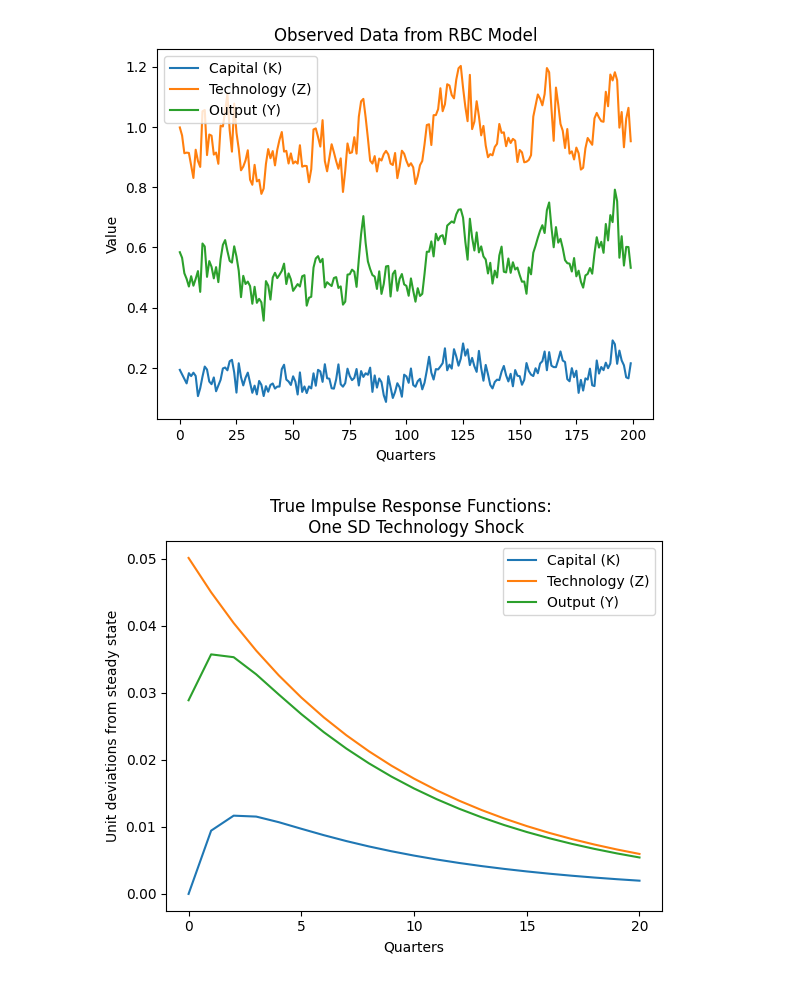
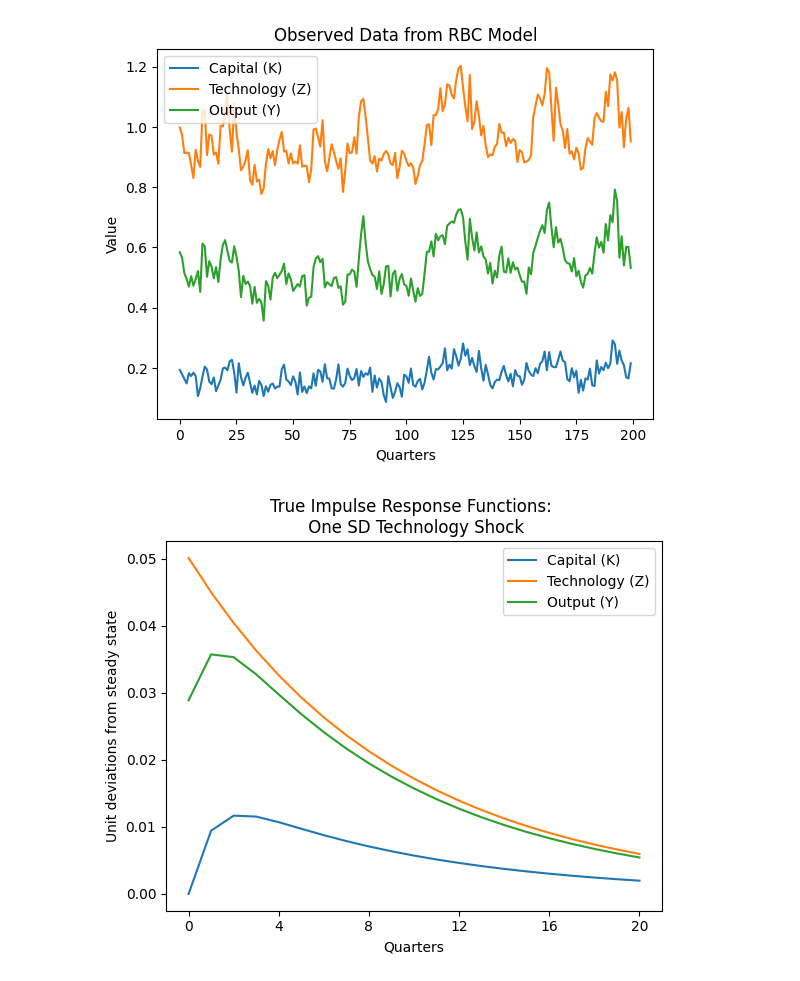
Before and after one commit to matt-dot-k/econ-622-project, a Jupyter notebook: simple_RBC.ipynb, the cells around one changed output. Saved outputs shown, nothing was run; the diff lists cells and outputs as text; code cells hidden in the pictures.

```diff
--- a/simple_RBC.ipynb
+++ b/simple_RBC.ipynb
@@ -66,35 +66,35 @@ def gen_irf(beta, alpha, rho, sigma, q):
 
     K = np.zeros(q+1)
     C = K.copy()
     z = K.copy()
     Y = K.copy()
 
     z[0] = np.log(np.sqrt((np.exp(sigma**2)-1)*np.exp(sigma**2))+1) # one SD shock to observed Z
     K[0] = ss_K
     C[0] = ss_C
 
     for t in range(1, q+1):
         z[t] = rho * z[t-1]
         K[t] = alpha * beta * np.exp(z[t-1]) * K[t-1]**alpha
         C[t] = (1-alpha*beta) * np.exp(z[t]) * K[t]**alpha
 
     Z = np.exp(z) - 1
     Y = np.exp(z)*K**alpha - ss_K**alpha
     K = K - ss_K
 
     return pd.DataFrame({"K": K, "Z": Z, "Y": Y,})
 
 true_irf = gen_irf(beta, alpha, rho, sigma_z, q)
 
 plt.plot(true_irf)
 plt.title("True Impulse Response Functions: \n One SD Technology Shock")
 plt.xlabel("Quarters")
 plt.ylabel("Unit deviations from steady state")
-plt.xticks(range(0, q+1, 5))
+plt.xticks(range(0, q+1, 4))
 plt.legend(["Capital (K)", "Technology (Z)" , "Output (Y)"])
 plt.show()
 # %% [output]
-[figure, old version]
+[figure, new version]
 # %%
 # estimated IRF using VAR model on observed data
 def estimate_irf(data, q):
```
Also changed, not shown: parts of 1 cell of this notebook, 1 other file.
